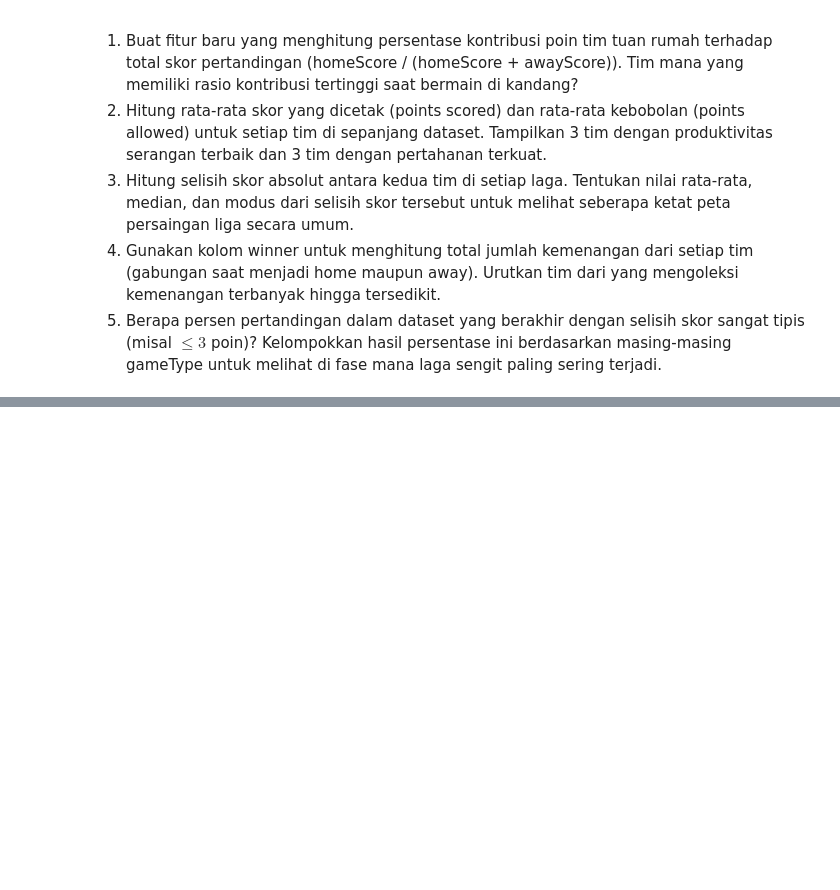
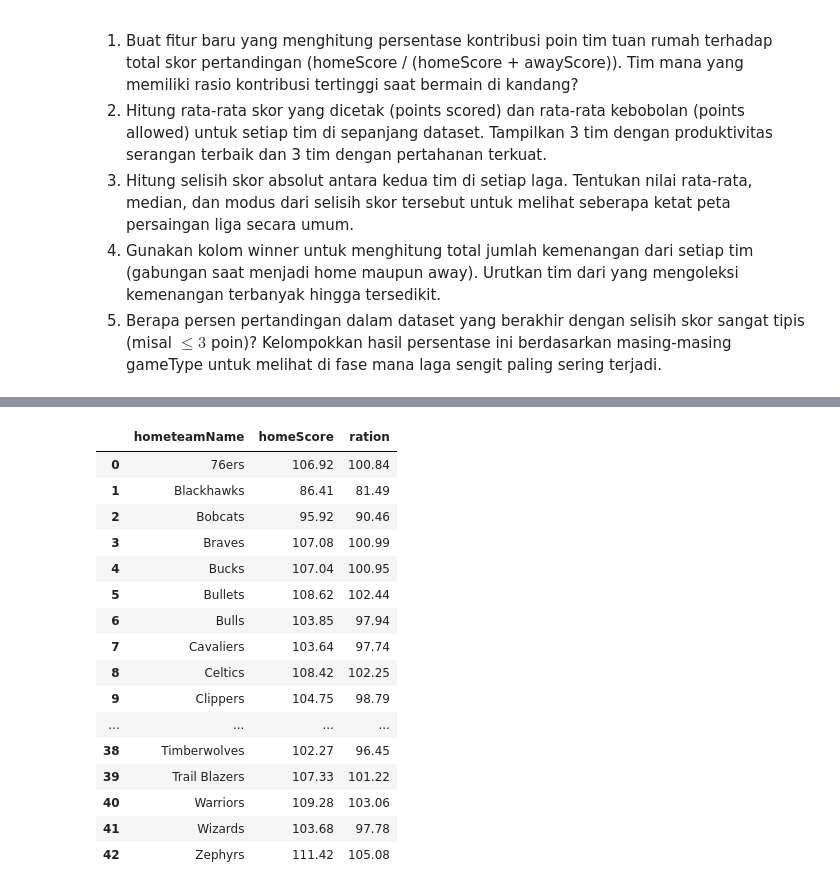
Before and after one commit to HafidzAfrieno/Project-Data-Analyst-Part-1, a Jupyter notebook: nba_player_analyst.ipynb, the cells around one changed output, grey strips where cells are left out. Saved outputs shown, nothing was run; the diff lists cells and outputs as text; code cells hidden in the pictures; blank space fills up the shorter version.

```diff
--- a/nba_player_analyst.ipynb
+++ b/nba_player_analyst.ipynb
@@ -239,0 +266,26 @@ df.head(5)
+# %%
+# soal nomor 1
+# 1. Hitung berapa persentase total pertandingan yang berhasil dimenangkan oleh tim tuan rumah (hometeamName). Apakah terdapat indikasi kuat adanya keuntungan bermain di kandang (rasio > 50%)?
+data =  df[['homeScore','hometeamName']].copy()
+mean_allWinner = data['homeScore'].mean()
+totals_match = data.groupby('hometeamName')['homeScore'].mean().reset_index().round(2)
+totals_match['ration'] = ((totals_match['homeScore'] / mean_allWinner) * 100).round(2)
+totals_match
+# %% [output]
+|  | hometeamName | homeScore | ration |
+| 0 | 76ers | 106.92 | 100.84 |
+| 1 | Blackhawks | 86.41 | 81.49 |
+| 2 | Bobcats | 95.92 | 90.46 |
+| 3 | Braves | 107.08 | 100.99 |
+| 4 | Bucks | 107.04 | 100.95 |
+| 5 | Bullets | 108.62 | 102.44 |
+| 6 | Bulls | 103.85 | 97.94 |
+| 7 | Cavaliers | 103.64 | 97.74 |
+| 8 | Celtics | 108.42 | 102.25 |
+| 9 | Clippers | 104.75 | 98.79 |
+| ... | ... | ... | ... |
+| 38 | Timberwolves | 102.27 | 96.45 |
+| 39 | Trail Blazers | 107.33 | 101.22 |
+| 40 | Warriors | 109.28 | 103.06 |
+| 41 | Wizards | 103.68 | 97.78 |
+| 42 | Zephyrs | 111.42 | 105.08 |
```
Also changed, not shown: parts of 9 cells of this notebook.
